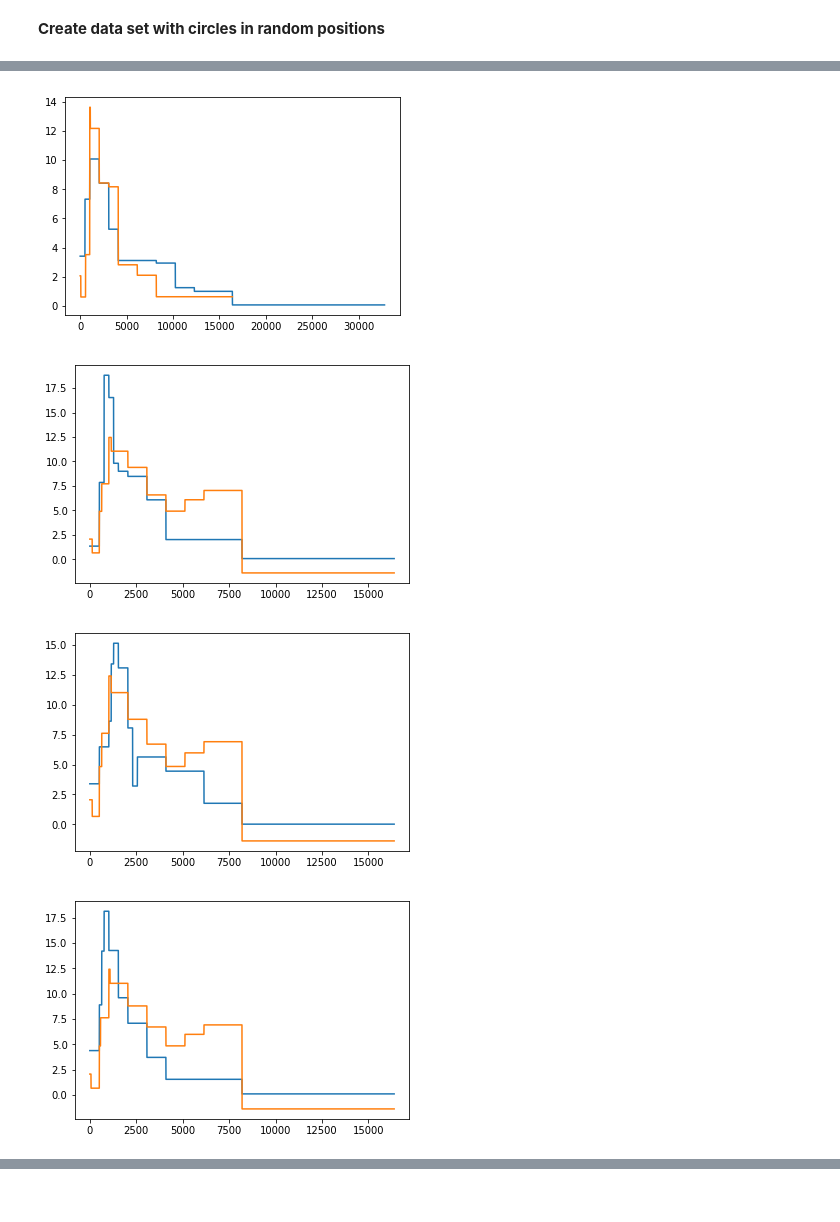
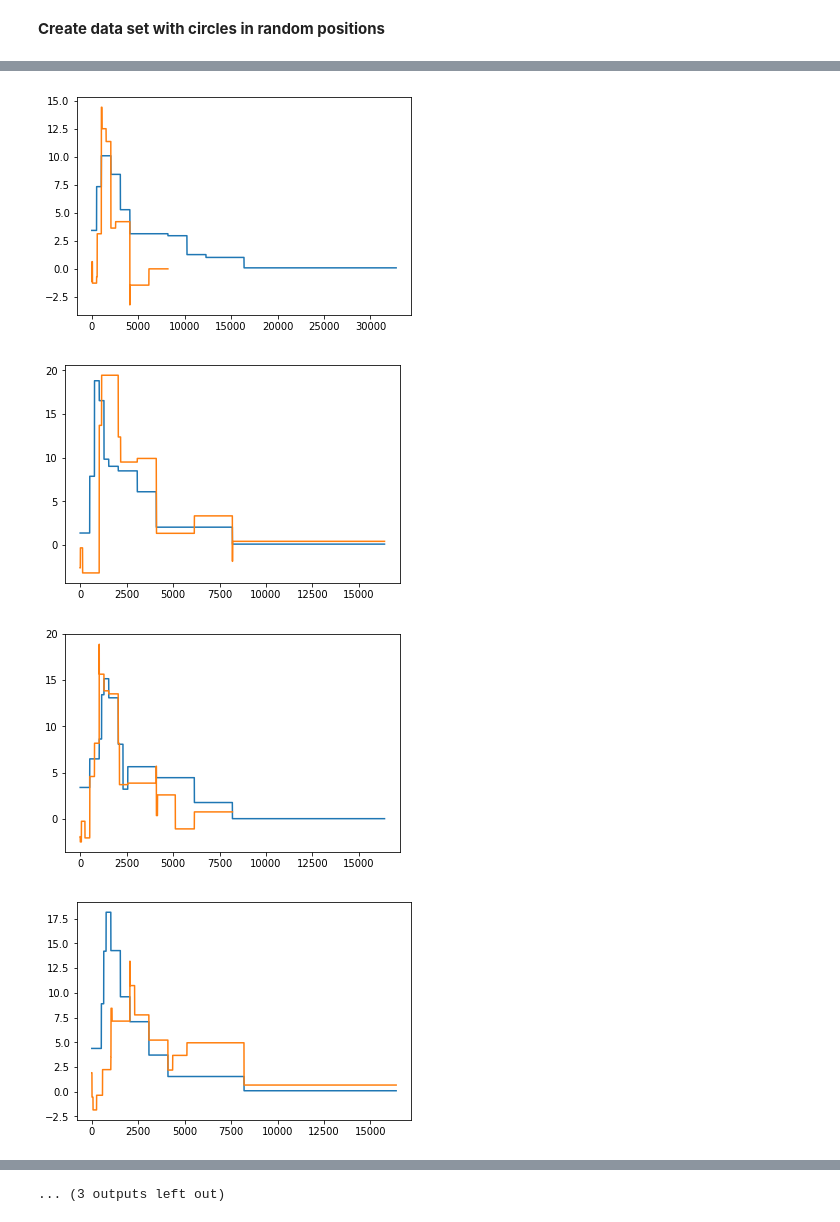
Before and after one commit to dcarmod2/PersHomNoSimplices, a Jupyter notebook: Prepare_data.ipynb, the cells around one changed output, grey strips where cells are left out. Saved outputs shown, nothing was run; the diff lists cells and outputs as text; code cells hidden in the pictures.

Commit message:
Adding latest model

```diff
--- a/Prepare_data.ipynb
+++ b/Prepare_data.ipynb
@@ -118,24 +128,34 @@ outputs3log = np.array([[convert_outputs(x) for x in arr] for arr in outputs3])
 Input = tf.keras.layers.Input((300,2))
 
 Stack1Start = tf.keras.layers.Flatten()(Input)
-Stack1Dense = tf.keras.layers.Dense(40, activation='relu')(Stack1Start)
-Stack1Drop = tf.keras.layers.Dropout(0.2)(Stack1Dense)
-Stack1Dense2 = tf.keras.layers.Dense(20)(Stack1Drop)
-Stack1Out = tf.keras.layers.Dense(10, activation='linear')(Stack1Dense2)
+Stack1Dense = tf.keras.layers.Dense(100, activation='relu',kernel_regularizer = tf.keras.regularizers.l2(0.01))(Stack1Start)
+Stack1BN = tf.compat.v2.keras.layers.BatchNormalization()(Stack1Dense)
+Stack1Drop = tf.keras.layers.Dropout(0.2)(Stack1BN)
+Stack1Dense2 = tf.keras.layers.Dense(50,activation='relu')(Stack1Drop)
+Stack1Dense3 = tf.keras.layers.Dense(50,activation='relu')(Stack1Start)
+Stack1Add = tf.keras.layers.add([Stack1Dense3,Stack1Dense2])
+Stack1Out = tf.keras.layers.Dense(10, activation='linear')(Stack1Add)
 
 Stack2Start = tf.keras.layers.Flatten()(Input)
-Stack2Dense = tf.keras.layers.Dense(40, activation='relu')(Stack2Start)
-Stack2Drop = tf.keras.layers.Dropout(0.2)(Stack2Dense)
-Stack2Dense2 = tf.keras.layers.Dense(20)(Stack2Drop)
-Stack2Out = tf.keras.layers.Dense(10, activation='relu')(Stack2Dense2)
+Stack2Dense = tf.keras.layers.Dense(100, activation='relu',kernel_regularizer = tf.keras.regularizers.l2(0.01))(Stack2Start)
+Stack2BN = tf.compat.v2.keras.layers.BatchNormalization()(Stack2Dense)
+Stack2Drop = tf.keras.layers.Dropout(0.2)(Stack2BN)
+Stack2Dense2 = tf.keras.layers.Dense(50,activation='relu')(Stack2Drop)
+Stack2Dense3 = tf.keras.layers.Dense(50,activation='relu')(Stack2Start)
+Stack2Add = tf.keras.layers.add([Stack2Dense3,Stack2Dense2])
+Stack2Out = tf.keras.layers.Dense(10, activation='relu')(Stack2Add)
 
 Stack3Start = tf.keras.layers.Flatten()(Input)
-Stack3Dense = tf.keras.layers.Dense(40, activation='relu')(Stack3Start)
-Stack3Drop = tf.keras.layers.Dropout(0.2)(Stack3Dense)
-Stack3Dense2 = tf.keras.layers.Dense(20)(Stack3Drop)
-Stack3Out = tf.keras.layers.Dense(10, activation='relu')(Stack3Dense2)
+Stack3Dense = tf.keras.layers.Dense(100, activation='relu',kernel_regularizer = tf.keras.regularizers.l2(0.01))(Stack3Start)
+Stack3BN = tf.compat.v2.keras.layers.BatchNormalization()(Stack3Dense)
+Stack3Drop = tf.keras.layers.Dropout(0.2)(Stack1BN)
+Stack3Dense2 = tf.keras.layers.Dense(50,activation='relu')(Stack3Drop)
+Stack3Dense3 = tf.keras.layers.Dense(50,activation='relu')(Stack3Start)
+Stack3Add = tf.keras.layers.add([Stack3Dense3,Stack3Dense2])
+Stack3Out = tf.keras.layers.Dense(10, activation='relu')(Stack3Add)
 
 model = tf.keras.Model(inputs = Input, outputs = [Stack1Out,Stack2Out,Stack3Out])
+#tf.keras.utils.plot_model(model,to_file='model.png')
 model.compile(optimizer='adam',
               loss='mean_squared_error',
              )#metrics=['accuracy'])
@@ -181,13 +202,13 @@ model.predict(arr_inputs[0:1,:,:])
 # %%
-for i in range(30,40):
+for i in range(30,45):
     plt.figure()
     plt.plot(plot_outputs(outputs1[i],outputs2log[i],outputs3log[i]))
     sample_input = arr_inputs[i:i+1][0]
     random.shuffle(sample_input)
     sample_input = np.expand_dims(sample_input,0)
     plt.plot(plot_outputs(*[x[0] for x in model.predict(sample_input)]))
 # %% [output]
-[figure, old version]
+[figure, new version]
-[figure, old version]
+[figure, new version]
-[figure, old version]
+[figure, new version]
-[figure, old version]
+[figure, new version]
@@ -200,3 +223,4 @@ for i in range(30,40):
+... (3 outputs left out)
 # %%
 model.summary()
 # %% [output]
```
Also changed, not shown: parts of 9 cells of this notebook.
